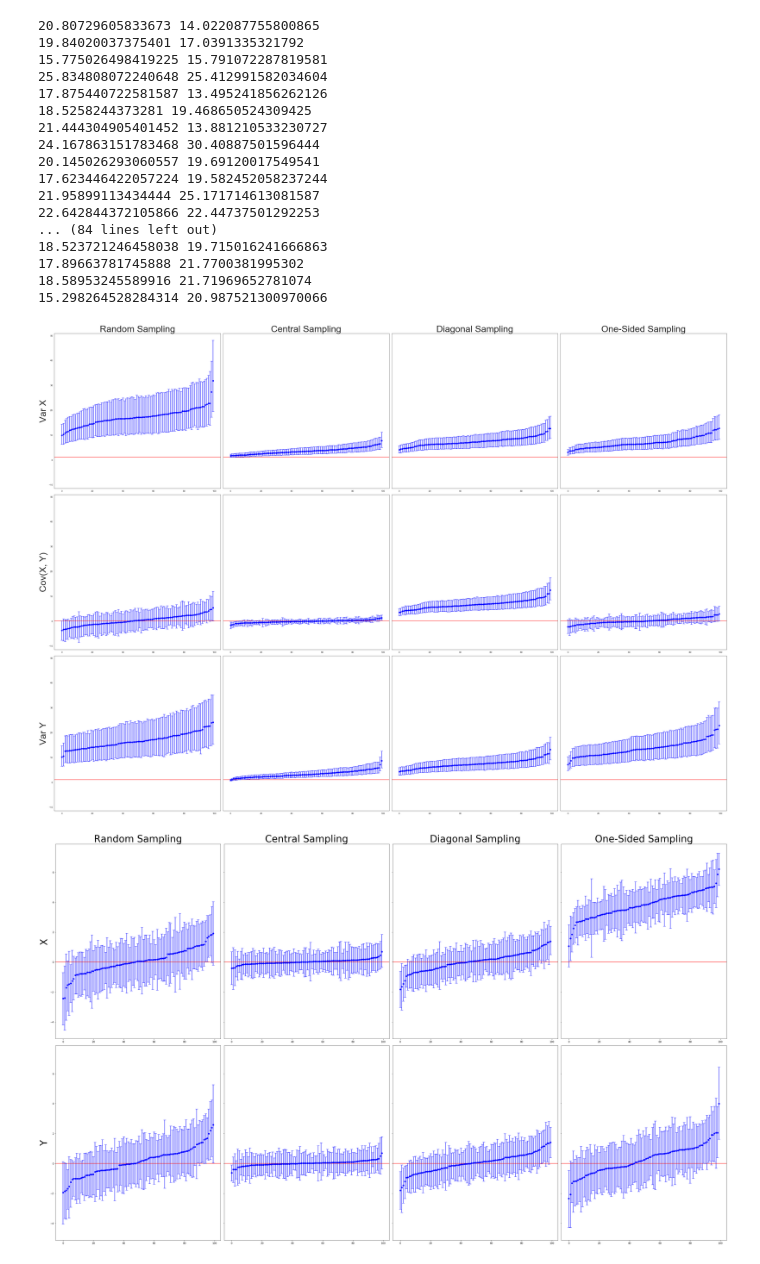
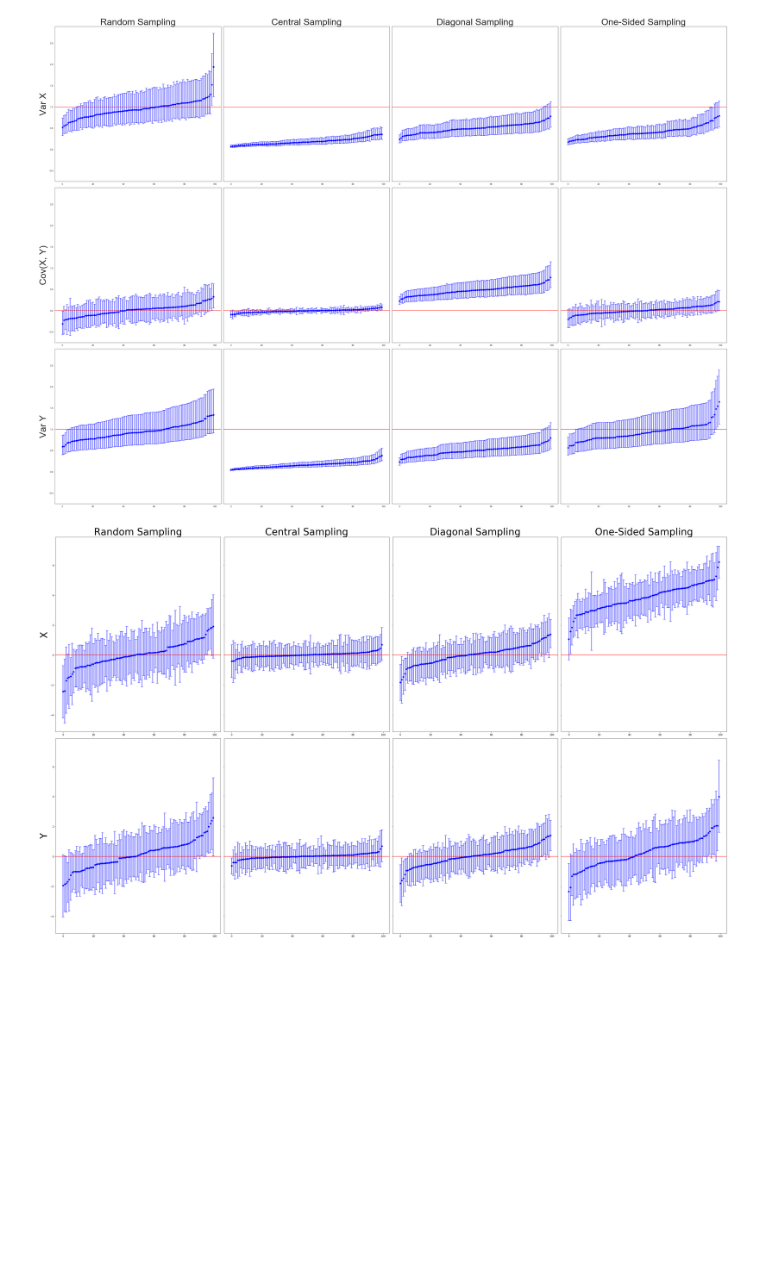
Before and after one commit to AntanasKal/Phylogeography, a Jupyter notebook: Phylogeography Output Analysis.ipynb, the cells around one changed output. Drawn from its saved outputs; the diff is of its cells as text; code cells hidden in the pictures; blank space fills up the shorter version.

Commit message:
changed tree priors

```diff
--- a/Phylogeography Output Analysis.ipynb
+++ b/Phylogeography Output Analysis.ipynb
@@ -36,10 +36,10 @@ yerr_up22 = np.zeros(num_simulations)
 
 for i in range(num_simulations):
     x[i]=i
-    data=pd.read_csv(filepath_or_buffer="output/c_beast/sampled"+str(output_index)+"/beast_output/beast"+str(i)+".log.txt", sep='\t', skiprows=[0,1, 2])
+    data=pd.read_csv(filepath_or_buffer="output/beast/sampled"+str(output_index)+"/beast_output/beast"+str(i)+".log.txt", sep='\t', skiprows=[0,1, 2])
     data = data.iloc[burnin:]
-    tree_length=data["treeLength"].median()
-    print(str(tree_length)+" "+str(data["treeLength"].iloc[0]))
+    tree_length=data["treeLength"].iloc[0]
+    #print(str(tree_length)+" "+str(data["treeLength"].iloc[0]))
     sigma11[i] = data["location.varCovar.location.precision.col11"].median()/tree_length
     sigma12[i] = data["location.varCovar.location.precision.col12"].median()/tree_length
     sigma22[i] = data["location.varCovar.location.precision.col22"].median()/tree_length
@@ -101,7 +101,7 @@ yerr_up22 = np.zeros(num_simulations)
 
 for i in range(num_simulations):
     x[i]=i
-    data=pd.read_csv(filepath_or_buffer="output/c_beast/sampled"+str(output_index)+"/beast_output/beast"+str(i)+".log.txt", sep='\t', skiprows=[0,1, 2])
+    data=pd.read_csv(filepath_or_buffer="output/beast/sampled"+str(output_index)+"/beast_output/beast"+str(i)+".log.txt", sep='\t', skiprows=[0,1, 2])
     data = data.iloc[burnin:]
     tree_length=data["treeLength"].iloc[0]
     sigma11[i] = data["location.varCovar.location.precision.col11"].median()/tree_length
@@ -164,7 +164,7 @@ yerr_up22 = np.zeros(num_simulations)
 
 for i in range(num_simulations):
     x[i]=i
-    data=pd.read_csv(filepath_or_buffer="output/c_beast/sampled"+str(output_index)+"/beast_output/beast"+str(i)+".log.txt", sep='\t', skiprows=[0,1, 2])
+    data=pd.read_csv(filepath_or_buffer="output/beast/sampled"+str(output_index)+"/beast_output/beast"+str(i)+".log.txt", sep='\t', skiprows=[0,1, 2])
     data = data.iloc[burnin:]
     tree_length=data["treeLength"].iloc[0]
     sigma11[i] = data["location.varCovar.location.precision.col11"].median()/tree_length
@@ -227,7 +227,7 @@ yerr_up22 = np.zeros(num_simulations)
 
 for i in range(num_simulations):
     x[i]=i
-    data=pd.read_csv(filepath_or_buffer="output/c_beast/sampled"+str(output_index)+"/beast_output/beast"+str(i)+".log.txt", sep='\t', skiprows=[0,1, 2])
+    data=pd.read_csv(filepath_or_buffer="output/beast/sampled"+str(output_index)+"/beast_output/beast"+str(i)+".log.txt", sep='\t', skiprows=[0,1, 2])
     data = data.iloc[burnin:]
     tree_length=data["treeLength"].iloc[0]
     sigma11[i] = data["location.varCovar.location.precision.col11"].median()/tree_length
@@ -254,51 +254,34 @@ ax = axs[0, output_index-1]
 ax.axhline(1, color='red')
 [_, caps, _] =ax.errorbar(x, sigma11[sigma11.argsort()], yerr=[yerr_low11[sigma11.argsort()],yerr_up11[sigma11.argsort()]], fmt='ob', capsize=5)
 for cap in caps:
     cap.set_color('b')
 
 ax = axs[1, output_index-1]
 ax.axhline(0, color='red')
 [_, caps, _] =ax.errorbar(x, sigma12[sigma12.argsort()], yerr=[yerr_low12[sigma12.argsort()],yerr_up12[sigma12.argsort()]], fmt='ob', capsize=5)
 for cap in caps:
     cap.set_color('b')
 
 ax = axs[2, output_index-1]
 ax.axhline(1, color='red')
 [_, caps, _] =ax.errorbar(x, sigma22[sigma22.argsort()], yerr=[yerr_low22[sigma22.argsort()],yerr_up22[sigma22.argsort()]], fmt='ob', capsize=5)
 for cap in caps:
     cap.set_color('b')
 
     #########
     ########
 
 
 for ax, col in zip(axs[0,:], ['Random Sampling', 'Central Sampling', 'Diagonal Sampling', 'One-Sided Sampling']):
     ax.set_title(col, size=40)
 for ax, row in zip(axs[:,0], ['Var X', 'Cov(X, Y)', 'Var Y']):
     ax.set_ylabel(row, size=40)
 
 fig.tight_layout()
 plt.savefig('2dim_variances.png')
 plt.show()
 # %% [output]
-20.80729605833673 14.022087755800865
-19.84020037375401 17.0391335321792
-15.775026498419225 15.791072287819581
-25.834808072240648 25.412991582034604
-17.875440722581587 13.495241856262126
-18.5258244373281 19.468650524309425
-21.444304905401452 13.881210533230727
-24.167863151783468 30.40887501596444
-20.145026293060557 19.69120017549541
-17.623446422057224 19.582452058237244
-21.95899113434444 25.171714613081587
-22.642844372105866 22.44737501292253
-... (84 lines left out)
-18.523721246458038 19.715016241666863
-17.89663781745888 21.7700381995302
-18.58953245589916 21.71969652781074
-15.298264528284314 20.987521300970066
-[figure, old version]
+[figure, new version]
 # %%
 import pymc3
 import pandas as pd
```
Also changed, not shown: 7 other files.
